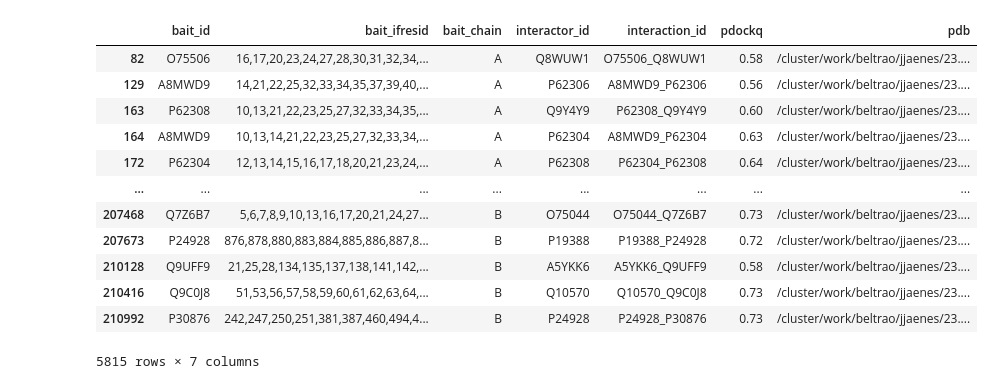
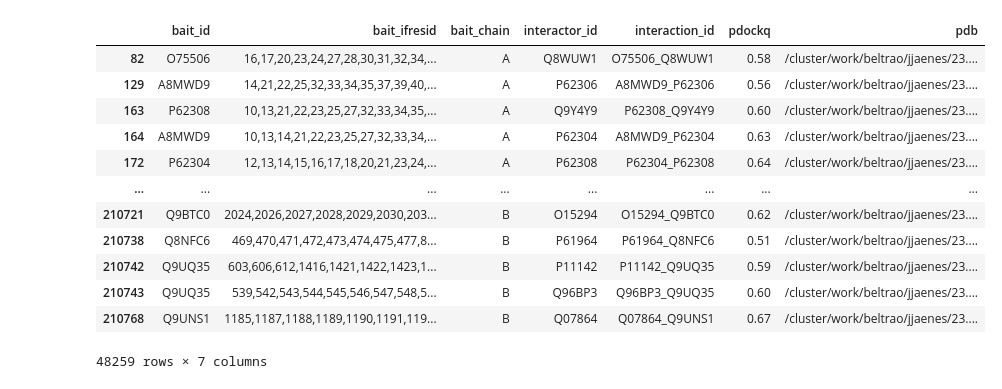
Before and after one commit to jurgjn/af2genomics, a Jupyter notebook: notebooks/interactions/interface_clusters.ipynb, the cells around one changed output. Saved outputs shown, nothing was run; the diff lists cells and outputs as text; code cells hidden in the pictures.

```diff
--- a/notebooks/interactions/interface_clusters.ipynb
+++ b/notebooks/interactions/interface_clusters.ipynb
@@ -7,3 +9,4 @@ from af2genomics import *
 # %%
-df_models = read_ppi_reselect().query('pdockq > .5').query('interface_plddt > 90')
+df_models = read_ppi_reselect().query('pdockq > .5')#.query('afparams != "fd_rev"')#.query('interface_plddt > 90')
+df_models
 # %% [output]
@@ -16,28 +32,28 @@ df_models = read_ppi_reselect().query('pdockq > .5').query('interface_plddt > 90
 # %%
 # One entry per "interaction matrix" (dimer models = both; homomer models = 1)
 cols_ = ['bait_id', 'bait_ifresid', 'bait_chain', 'interactor_id', 'interaction_id', 'pdockq', 'pdb']
-q_ne_ = 'uniprot_id_A != uniprot_id_B'
-q_eq_ = 'uniprot_id_A == uniprot_id_B'
+q_ne_ = 'protein1 != protein2'
+q_eq_ = 'protein1 == protein2'
 df_interactors = pd.concat([
-    df_models.query(q_ne_).rename({'uniprot_id_A': 'bait_id', 'residues1': 'bait_ifresid', 'uniprot_id_B': 'interactor_id', 'chain1': 'bait_chain'}, axis=1)[cols_],
-    df_models.query(q_eq_).rename({'uniprot_id_A': 'bait_id', 'residues1': 'bait_ifresid', 'uniprot_id_B': 'interactor_id', 'chain1': 'bait_chain'}, axis=1)[cols_],
-    df_models.query(q_ne_).rename({'uniprot_id_B': 'bait_id', 'residues2': 'bait_ifresid', 'uniprot_id_A': 'interactor_id', 'chain2': 'bait_chain'}, axis=1)[cols_],
+    df_models.query(q_ne_).rename({'protein1': 'bait_id', 'residues1': 'bait_ifresid', 'chain1': 'bait_chain', 'protein2': 'interactor_id'}, axis=1)[cols_],
+    df_models.query(q_eq_).rename({'protein1': 'bait_id', 'residues1': 'bait_ifresid', 'chain1': 'bait_chain', 'protein2': 'interactor_id'}, axis=1)[cols_],
+    df_models.query(q_ne_).rename({'protein2': 'bait_id', 'residues2': 'bait_ifresid', 'chain2': 'bait_chain', 'protein1': 'interactor_id'}, axis=1)[cols_],
 ], axis=0)
 df_interactors
 # %% [output]
 |  | bait_id | bait_ifresid | bait_chain | interactor_id | interaction_id | pdockq | pdb |
 | 82 | O75506 | 16,17,20,23,24,27,28,30,31,32,34,... | A | Q8WUW1 | O75506_Q8WUW1 | 0.58 | /cluster/work/beltrao/jjaenes/23.... |
 | 129 | A8MWD9 | 14,21,22,25,32,33,34,35,37,39,40,... | A | P62306 | A8MWD9_P62306 | 0.56 | /cluster/work/beltrao/jjaenes/23.... |
 | 163 | P62308 | 10,13,21,22,23,25,27,32,33,34,35,... | A | Q9Y4Y9 | P62308_Q9Y4Y9 | 0.60 | /cluster/work/beltrao/jjaenes/23.... |
 | 164 | A8MWD9 | 10,13,14,21,22,23,25,27,32,33,34,... | A | P62304 | A8MWD9_P62304 | 0.63 | /cluster/work/beltrao/jjaenes/23.... |
 | 172 | P62304 | 12,13,14,15,16,17,18,20,21,23,24,... | A | P62308 | P62304_P62308 | 0.64 | /cluster/work/beltrao/jjaenes/23.... |
 | ... | ... | ... | ... | ... | ... | ... | ... |
-| 207468 | Q7Z6B7 | 5,6,7,8,9,10,13,16,17,20,21,24,27... | B | O75044 | O75044_Q7Z6B7 | 0.73 | /cluster/work/beltrao/jjaenes/23.... |
-| 207673 | P24928 | 876,878,880,883,884,885,886,887,8... | B | P19388 | P19388_P24928 | 0.72 | /cluster/work/beltrao/jjaenes/23.... |
-| 210128 | Q9UFF9 | 21,25,28,134,135,137,138,141,142,... | B | A5YKK6 | A5YKK6_Q9UFF9 | 0.58 | /cluster/work/beltrao/jjaenes/23.... |
-| 210416 | Q9C0J8 | 51,53,56,57,58,59,60,61,62,63,64,... | B | Q10570 | Q10570_Q9C0J8 | 0.73 | /cluster/work/beltrao/jjaenes/23.... |
-| 210992 | P30876 | 242,247,250,251,381,387,460,494,4... | B | P24928 | P24928_P30876 | 0.73 | /cluster/work/beltrao/jjaenes/23.... |
+| 210721 | Q9BTC0 | 2024,2026,2027,2028,2029,2030,203... | B | O15294 | O15294_Q9BTC0 | 0.62 | /cluster/work/beltrao/jjaenes/23.... |
+| 210738 | Q8NFC6 | 469,470,471,472,473,474,475,477,8... | B | P61964 | P61964_Q8NFC6 | 0.51 | /cluster/work/beltrao/jjaenes/23.... |
+| 210742 | Q9UQ35 | 603,606,612,1416,1421,1422,1423,1... | B | P11142 | P11142_Q9UQ35 | 0.59 | /cluster/work/beltrao/jjaenes/23.... |
+| 210743 | Q9UQ35 | 539,542,543,544,545,546,547,548,5... | B | Q96BP3 | Q96BP3_Q9UQ35 | 0.60 | /cluster/work/beltrao/jjaenes/23.... |
+| 210768 | Q9UNS1 | 1185,1187,1188,1189,1190,1191,119... | B | Q07864 | Q07864_Q9UNS1 | 0.67 | /cluster/work/beltrao/jjaenes/23.... |
-5815 rows × 7 columns
+48259 rows × 7 columns
 # %%
 # df_interfaces: summary of interactions per "bait" protein
 df_interfaces = df_interactors.groupby('bait_id').agg(
```
Also changed, not shown: parts of 6 cells of this notebook, 2 other files.
